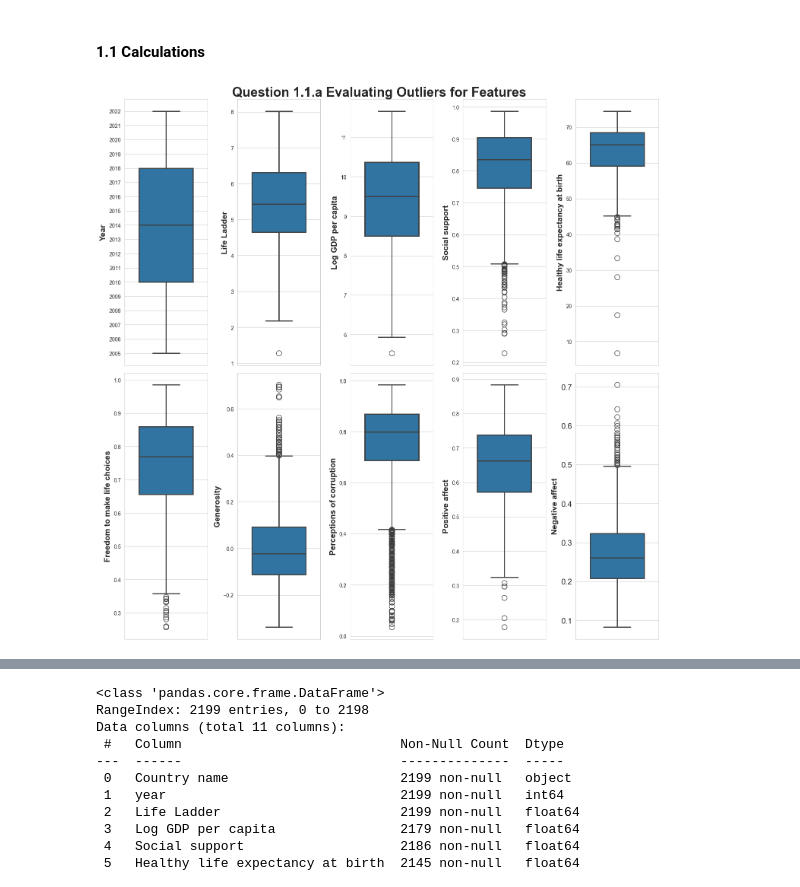
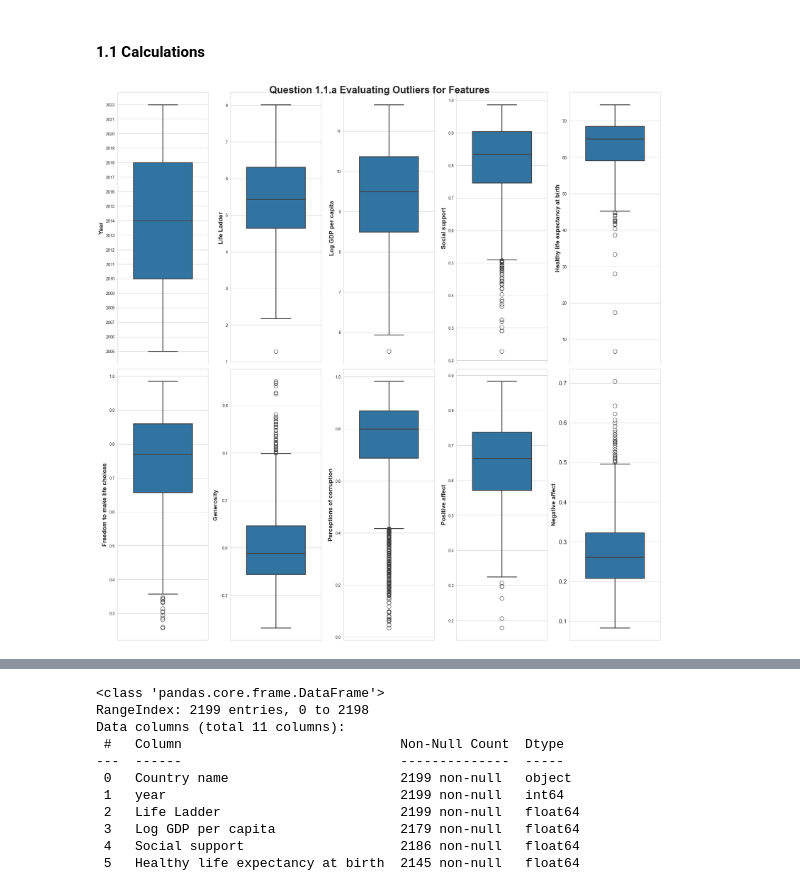
Before and after one commit to USFCA-CS663-Spring2024/happiness-jaambat, a Jupyter notebook: Happiness - Assignment 1 - CS 663 (Machine Learning).ipynb, the cells around one changed output, grey strips where cells are left out. Saved outputs shown, nothing was run; the diff lists cells and outputs as text; code cells hidden in the pictures.

```diff
--- a/Happiness - Assignment 1 - CS 663 (Machine Learning).ipynb
+++ b/Happiness - Assignment 1 - CS 663 (Machine Learning).ipynb
@@ -129,7 +143,7 @@ Negative a...   || Std: 0.087 || Mean:    0.272 || Min:    0.083 || ( True )
 #### 1.1 Calculations
 # %%
 # 1.1.a Box plots to evaluate outliers.
-figure, axes = plt.subplots(nrows=2, ncols=5, figsize=(15, 15))  # since we have 10 features
+figure, axes = plt.subplots(nrows=2, ncols=5, figsize=(20, 20))  # since we have 10 features
 figure.suptitle("Question 1.1.a Evaluating Outliers for Features",
           fontsize=25,
           fontweight="bold")
@@ -143,31 +157,31 @@ axes[0, 0].set_yticks(range(2005, 2023))
 sns.boxplot(data=whr_data_frame["Life Ladder"], width=0.65, ax=axes[0, 1], linewidth=2.0, fliersize=10)
 axes[0, 1].set_ylabel("Life Ladder", fontweight="bold", fontsize=15)
 
 sns.boxplot(data=whr_data_frame["Log GDP per capita"], width=0.65, ax=axes[0, 2], linewidth=2.0, fliersize=10)
 axes[0, 2].set_ylabel("Log GDP per capita", fontweight="bold", fontsize=15)
 
 sns.boxplot(data=whr_data_frame["Social support"], width=0.65, ax=axes[0, 3], linewidth=2.0, fliersize=10)
 axes[0, 3].set_ylabel("Social support", fontweight="bold", fontsize=15)
 
 sns.boxplot(data=whr_data_frame["Healthy life expectancy at birth"], width=0.65, ax=axes[0, 4], linewidth=2.0, fliersize=10)
 axes[0, 4].set_ylabel("Healthy life expectancy at birth", fontweight="bold", fontsize=15)
 
 sns.boxplot(data=whr_data_frame["Freedom to make life choices"], width=0.65, ax=axes[1, 0], linewidth=2.0, fliersize=10)
 axes[1, 0].set_ylabel("Freedom to make life choices", fontweight="bold", fontsize=15)
 
 sns.boxplot(data=whr_data_frame["Generosity"], width=0.65, ax=axes[1, 1], linewidth=2.0, fliersize=10)
 axes[1, 1].set_ylabel("Generosity", fontweight="bold", fontsize=15)
 
 sns.boxplot(data=whr_data_frame["Perceptions of corruption"], width=0.65, ax=axes[1, 2], linewidth=2.0, fliersize=10)
 axes[1, 2].set_ylabel("Perceptions of corruption", fontweight="bold", fontsize=15)
 
 sns.boxplot(data=whr_data_frame["Positive affect"], width=0.65, ax=axes[1, 3], linewidth=2.0, fliersize=10)
 axes[1, 3].set_ylabel("Positive affect", fontweight="bold", fontsize=15)
 
 sns.boxplot(data=whr_data_frame["Negative affect"], width=0.65, ax=axes[1, 4], linewidth=2.0, fliersize=10)
 axes[1, 4].set_ylabel("Negative affect", fontweight="bold", fontsize=15)
 
 plt.tight_layout()
 plt.show()
 # %% [output]
-[figure, old version]
+[figure, new version]
```
Also changed, not shown: parts of 9 cells of this notebook.
